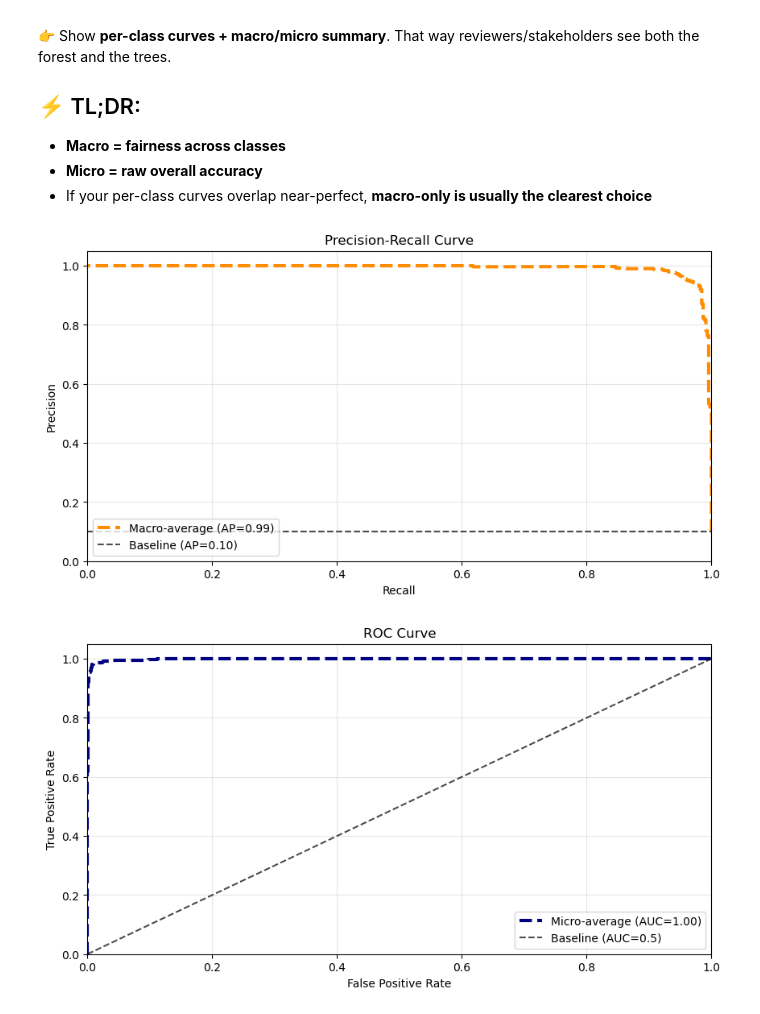
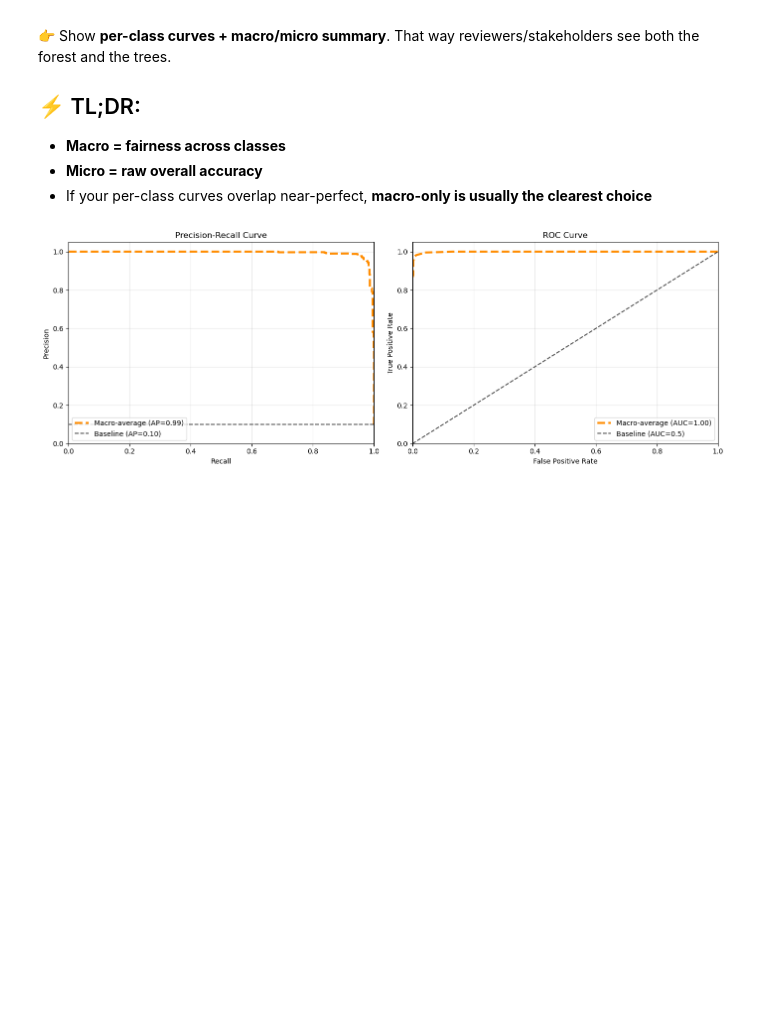
Before and after one commit to MustafaAdam/ml, a Jupyter notebook: custom models/logistic_regression/custom_logistic_regression_3.ipynb, the cells around one changed output. Saved outputs shown, nothing was run; the diff lists cells and outputs as text; code cells hidden in the pictures; blank space fills up the shorter version.

```diff
--- a/custom models/logistic_regression/custom_logistic_regression_3.ipynb
+++ b/custom models/logistic_regression/custom_logistic_regression_3.ipynb
@@ -391,7 +391,7 @@ print(pd.Series(target).value_counts().sort_index())
 Name: count, dtype: int64
 # %%
 pipe = Pipeline([
-    ('model', MultiClassLogisticRegression(learning_rate=0.0005, verbose=True, log_every=200, number_of_epochs=2000, regularize=True, regularization_strength=0.5)),
+    ('model', MultiClassLogisticRegression(learning_rate=0.001, verbose=False, log_every=200, number_of_epochs=2000, regularize=True, regularization_strength=0.5)),
 ])
 
 pipe.fit(X_train, y_train)
@@ -468,17 +469,15 @@ plt.title('Confusion Matrix - MNIST');
 # %%
 import sys
 sys.path.append('../../')
 from my_utils.classification_eval_plots import ClassificationEvaluationPlots
 
 probabilities = pipe['model'].predict_proba(X_test)
 
 classes = np.unique(target)
-classes
 
-plt.figure(figsize=(10, 5))
-ClassificationEvaluationPlots.plot_precision_recall_curve_multiclass(y_test, probabilities, classes, average='macro', show_only_average=True)
-plt.figure(figsize=(10, 5))
-ClassificationEvaluationPlots.plot_roc_curve_multiclass(y_test, probabilities, classes, average='micro', show_only_average=True)
+figure, axes = plt.subplots(1, 2, figsize=(14,5))
+ClassificationEvaluationPlots.plot_precision_recall_curve_multiclass(y_test, probabilities, classes, average='macro', show_only_average=True, ax=axes[0])
+ClassificationEvaluationPlots.plot_roc_curve_multiclass(y_test, probabilities, classes, average='macro', show_only_average=True, ax=axes[1])
+figure.tight_layout()
 # %% [output]
-[figure, old version]
+[figure, new version]
-[figure, removed]
```
Also changed, not shown: parts of 5 cells of this notebook, 7 other files.
